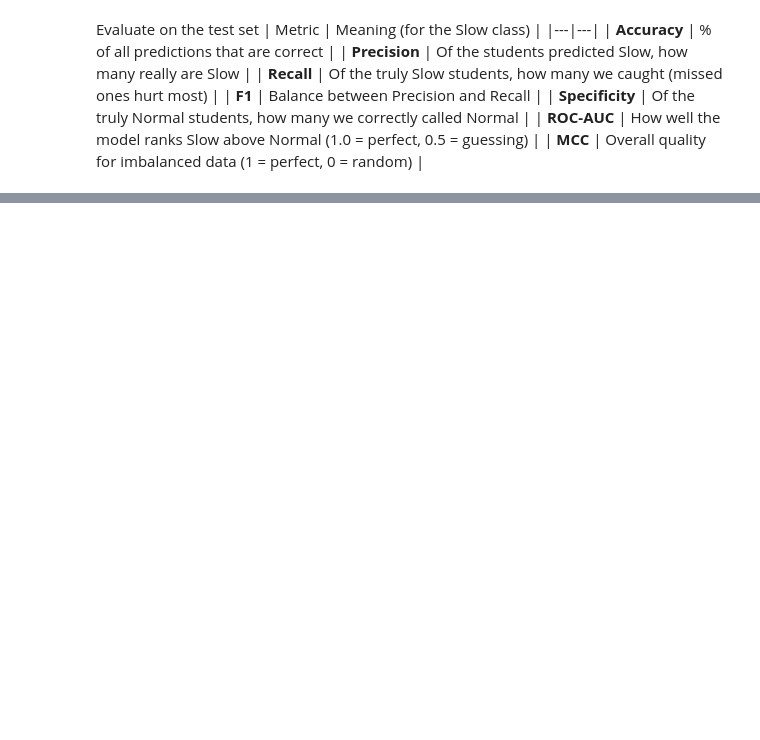
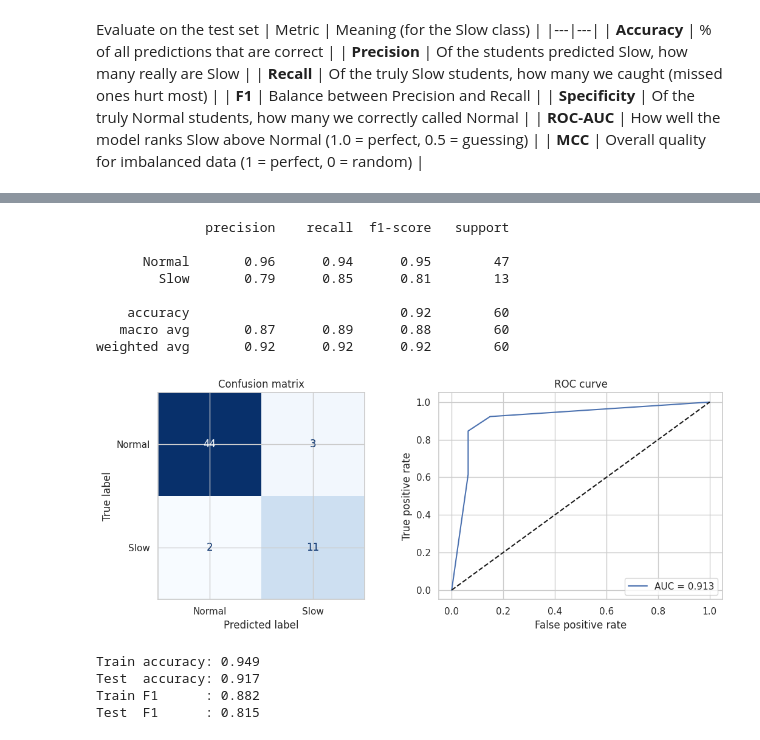
Before and after one commit to Janith303/Sinhala-and-Maths-Model-training-, a Jupyter notebook: notebooks/DT_model_train.ipynb, the cells around one changed output, grey strips where cells are left out. Saved outputs shown, nothing was run; the diff lists cells and outputs as text; code cells hidden in the pictures; blank space fills up the shorter version.

Commit message:
check model evaluation

```diff
--- a/notebooks/DT_model_train.ipynb
+++ b/notebooks/DT_model_train.ipynb
@@ -118,12 +118,8 @@ def make_model(**tree_params):
     tree = DecisionTreeClassifier(class_weight='balanced', random_state=RANDOM_STATE, **tree_params)
     return Pipeline([('prep', prep), ('tree', tree)])
 
-dt = make_model(max_depth=4)
+dt = make_model(max_depth=6)
 dt.fit(X_train, y_train)
 print('Trained!')
 # %% [output]
 Trained!
-# %%
-dt = make_model(max_depth=6)
-dt.fit(X_train, y_train)
-print('Trained!')
@@ -132,4 +125,0 @@ Trained!
-# %%
-dt = make_model(max_depth=10)
-dt.fit(X_train, y_train)
-print('Trained!')
@@ -146,3 +134,17 @@ Evaluate on the test set
 | **Specificity** | Of the truly Normal students, how many we correctly called Normal |
 | **ROC-AUC** | How well the model ranks Slow above Normal (1.0 = perfect, 0.5 = guessing) |
 | **MCC** | Overall quality for imbalanced data (1 = perfect, 0 = random) |
+# %%
+def evaluate(model, X_, y_, title=''):
+    pred = model.predict(X_)
+    prob = model.predict_proba(X_)[:, 1]
+    tn, fp, fn, tp = confusion_matrix(y_, pred).ravel()
+    m = {'Accuracy': accuracy_score(y_, pred), 'Balanced Accuracy': balanced_accuracy_score(y_, pred),
+         'Precision': precision_score(y_, pred, zero_division=0), 'Recall': recall_score(y_, pred),
+         'F1': f1_score(y_, pred), 'Specificity': tn / (tn + fp), 'ROC-AUC': roc_auc_score(y_, prob),
+         'MCC': matthews_corrcoef(y_, pred)}
+    print(title); display(pd.Series(m, name='score').round(3).to_frame())
+    print(f'TP={tp} (slow caught)  FN={fn} (slow missed)  FP={fp} (false alarm)  TN={tn}')
+    return m, pred, prob
+
+m1, pred1, prob1 = evaluate(dt, X_test, y_test, '=== Test-set results (first tree) ===')
@@ -148,0 +163,31 @@ Evaluate on the test set
+# %%
+print(classification_report(y_test, pred1, target_names=['Normal', 'Slow']))
+
+fig, ax = plt.subplots(1, 2, figsize=(11, 4.5))
+ConfusionMatrixDisplay(confusion_matrix(y_test, pred1), display_labels=['Normal', 'Slow']).plot(ax=ax[0], cmap='Blues', colorbar=False)
+ax[0].set_title('Confusion matrix')
+fpr, tpr, _ = roc_curve(y_test, prob1)
+ax[1].plot(fpr, tpr, label=f'AUC = {roc_auc_score(y_test, prob1):.3f}'); ax[1].plot([0, 1], [0, 1], 'k--')
+ax[1].set(title='ROC curve', xlabel='False positive rate', ylabel='True positive rate'); ax[1].legend()
+plt.tight_layout(); plt.show()
+# %% [output]
+              precision    recall  f1-score   support
+
+      Normal       0.96      0.94      0.95        47
+        Slow       0.79      0.85      0.81        13
+
+    accuracy                           0.92        60
+   macro avg       0.87      0.89      0.88        60
+weighted avg       0.92      0.92      0.92        60
+[figure, added]
+# %%
+# Overfitting check: a big gap between train and test means the tree memorised the training data
+print('Train accuracy:', round(accuracy_score(y_train, dt.predict(X_train)), 3))
+print('Test  accuracy:', round(accuracy_score(y_test,  dt.predict(X_test)), 3))
+print('Train F1      :', round(f1_score(y_train, dt.predict(X_train)), 3))
+print('Test  F1      :', round(f1_score(y_test,  dt.predict(X_test)), 3))
+# %% [output]
+Train accuracy: 0.949
+Test  accuracy: 0.917
+Train F1      : 0.882
+Test  F1      : 0.815
```
Also changed, not shown: parts of 3 cells of this notebook.
